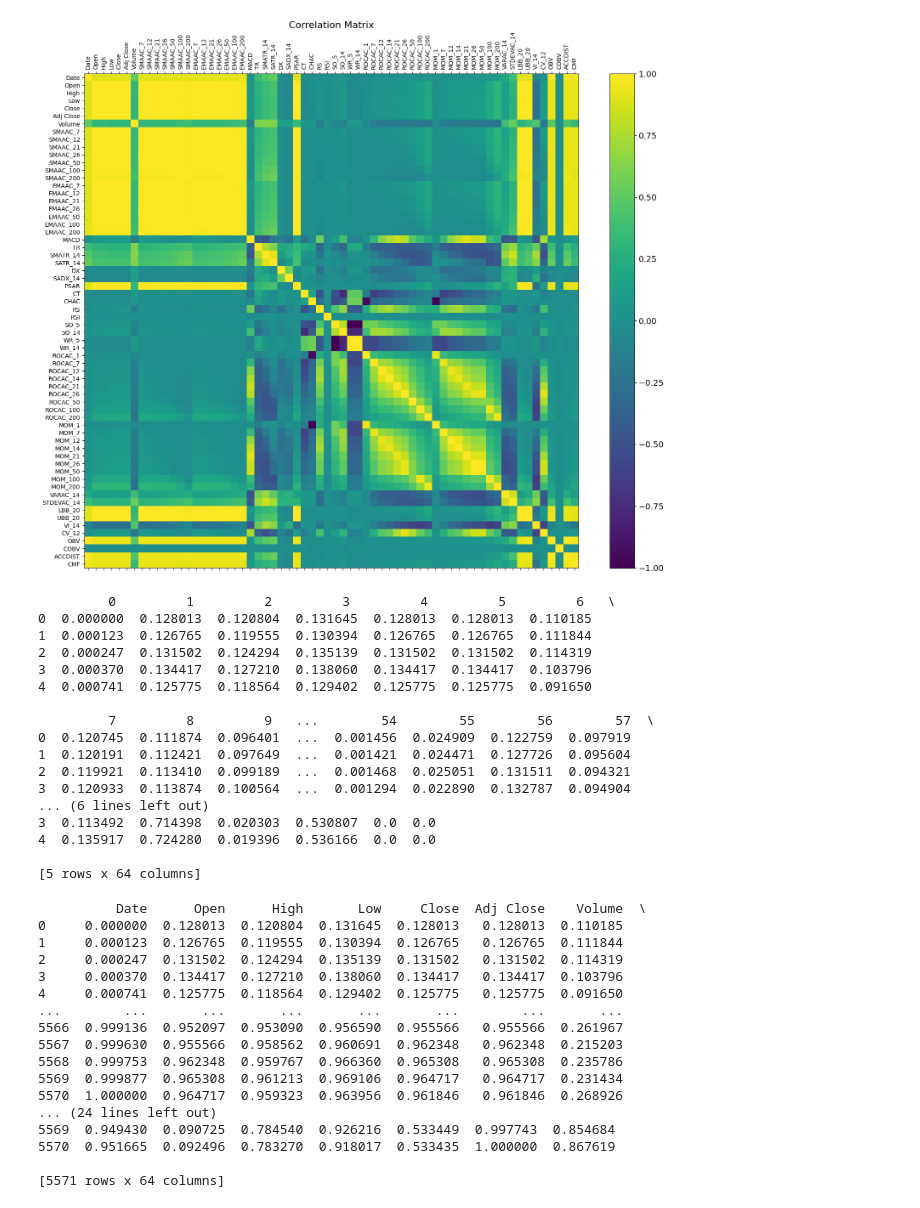
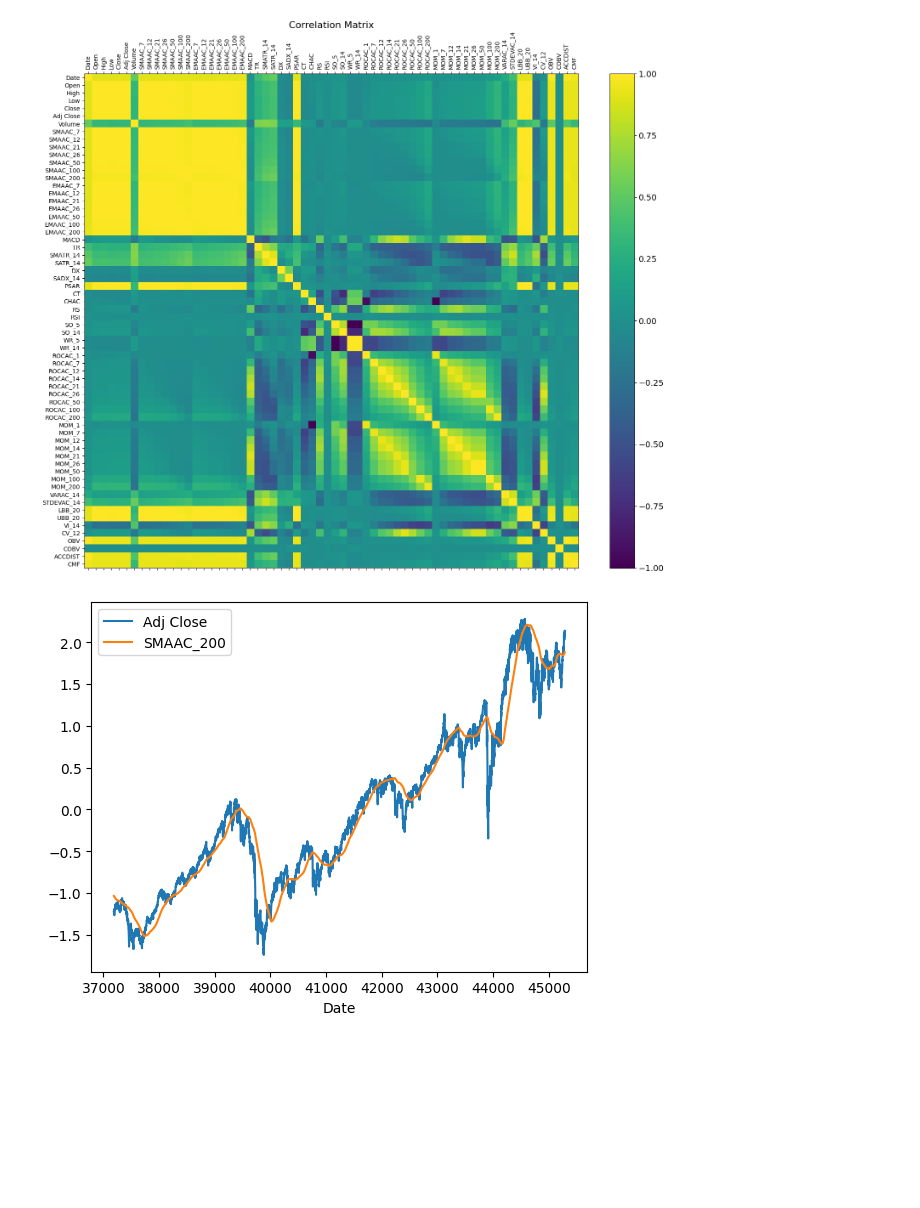
Before and after one commit to EdinZiga/MarketForecastingNN, a Jupyter notebook: Master Thesis.ipynb, the cells around one changed output. Saved outputs shown, nothing was run; the diff lists cells and outputs as text; code cells hidden in the pictures; blank space fills up the shorter version.

Commit message:
Unnormalized Date and CT, add Graphing

```diff
--- a/Master Thesis.ipynb
+++ b/Master Thesis.ipynb
@@ -6,3 +30,11 @@ from sklearn import preprocessing
 # %%
 ##Open Dataset
 df = pd.read_csv('CSV Files with Calculated Indicators/NYSE.csv')
+# %%
+#Normalization method 2
+sub_df = df[['Date', 'CT']]
+df.drop(['Date', 'CT'], axis=1, inplace=True)
+normalized_df=(df-df.mean())/df.std()
+normalized_df=(df-df.min())/(df.max()-df.min())
+concatenated_df = pd.concat([sub_df,normalized_df], axis=1)
+print(concatenated_df)
@@ -23,46 +71,5 @@ plt.title('Correlation Matrix', fontsize=16);
-# %%
-x = df.values #returns a numpy array
-min_max_scaler = preprocessing.MinMaxScaler()
-x_scaled = min_max_scaler.fit_transform(x)
-df = pd.DataFrame(x_scaled)
-print(df.head())
-# %% [output]
-         0         1         2         3         4         5         6   \
-0  0.000000  0.128013  0.120804  0.131645  0.128013  0.128013  0.110185
-1  0.000123  0.126765  0.119555  0.130394  0.126765  0.126765  0.111844
-2  0.000247  0.131502  0.124294  0.135139  0.131502  0.131502  0.114319
-3  0.000370  0.134417  0.127210  0.138060  0.134417  0.134417  0.103796
-4  0.000741  0.125775  0.118564  0.129402  0.125775  0.125775  0.091650
-
-         7         8         9   ...        54        55        56        57  \
-0  0.120745  0.111874  0.096401  ...  0.001456  0.024909  0.122759  0.097919
-1  0.120191  0.112421  0.097649  ...  0.001421  0.024471  0.127726  0.095604
-2  0.119921  0.113410  0.099189  ...  0.001468  0.025051  0.131511  0.094321
-3  0.120933  0.113874  0.100564  ...  0.001294  0.022890  0.132787  0.094904
-... (6 lines left out)
-3  0.113492  0.714398  0.020303  0.530807  0.0  0.0
-4  0.135917  0.724280  0.019396  0.536166  0.0  0.0
-
-[5 rows x 64 columns]
-# %%
-normalized_df=(df-df.mean())/df.std()
-normalized_df=(df-df.min())/(df.max()-df.min())
-print(normalized_df)
-# %% [output]
-          Date      Open      High       Low     Close  Adj Close    Volume  \
-0     0.000000  0.128013  0.120804  0.131645  0.128013   0.128013  0.110185
-1     0.000123  0.126765  0.119555  0.130394  0.126765   0.126765  0.111844
-2     0.000247  0.131502  0.124294  0.135139  0.131502   0.131502  0.114319
-3     0.000370  0.134417  0.127210  0.138060  0.134417   0.134417  0.103796
-4     0.000741  0.125775  0.118564  0.129402  0.125775   0.125775  0.091650
-...        ...       ...       ...       ...       ...        ...       ...
-5566  0.999136  0.952097  0.953090  0.956590  0.955566   0.955566  0.261967
-5567  0.999630  0.955566  0.958562  0.960691  0.962348   0.962348  0.215203
-5568  0.999753  0.962348  0.959767  0.966360  0.965308   0.965308  0.235786
-5569  0.999877  0.965308  0.961213  0.969106  0.964717   0.964717  0.231434
-5570  1.000000  0.964717  0.959323  0.963956  0.961846   0.961846  0.268926
-... (24 lines left out)
-5569  0.949430  0.090725  0.784540  0.926216  0.533449  0.997743  0.854684
-5570  0.951665  0.092496  0.783270  0.918017  0.533435  1.000000  0.867619
-
-[5571 rows x 64 columns]
+# %%
+normalized_df.plot(x='Date', y=['Adj Close','SMAAC_200'], kind='line')
+plt.show()
+# %% [output]
+[figure, added]
```
Also changed, not shown: parts of 3 cells of this notebook.
